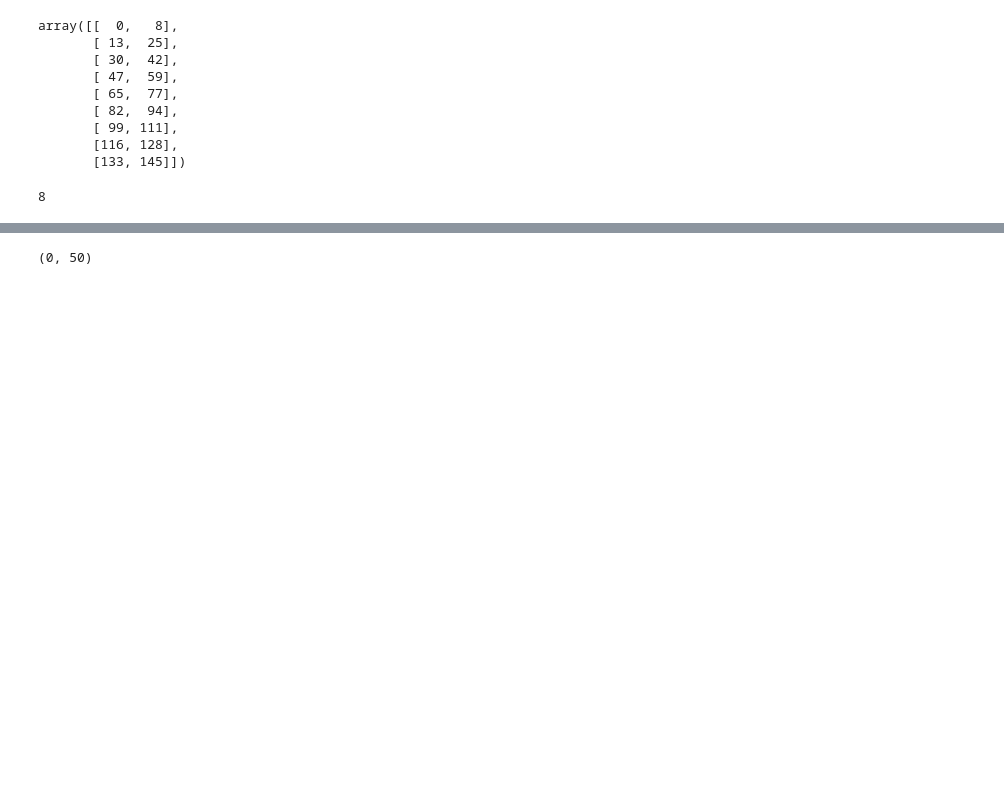
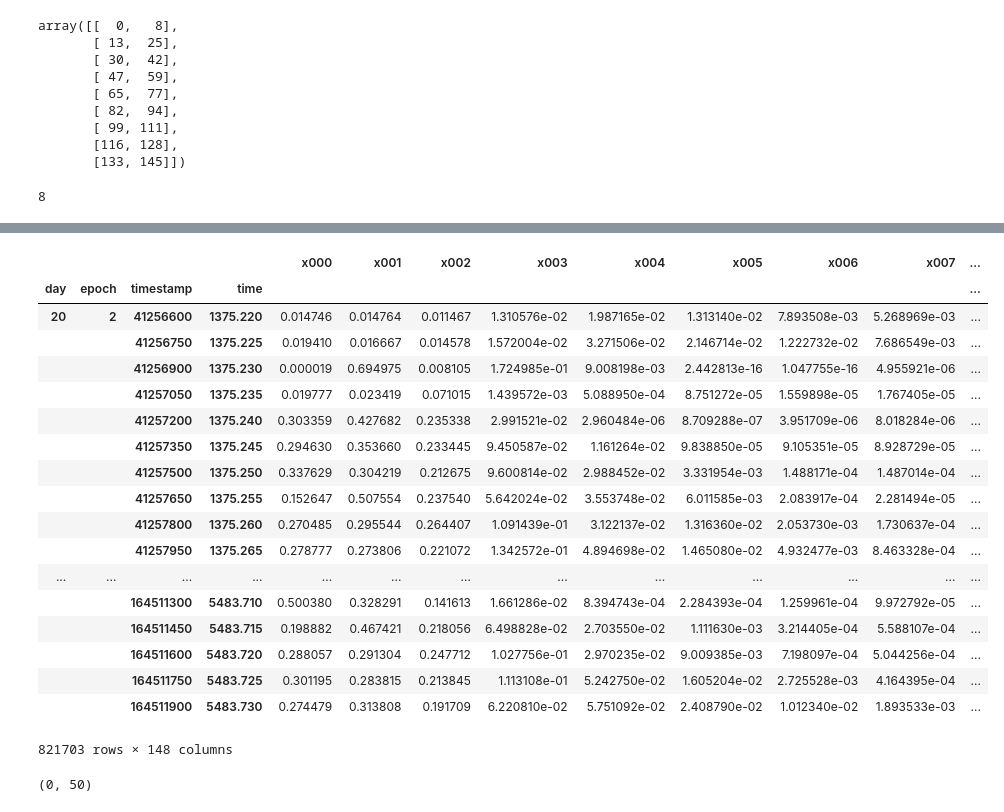
Before and after one commit to trevortknguyen/spykshrk_realtime, a Jupyter notebook: jupyter-notebooks/MEC_Decoding_functionalized.ipynb, the cells around one changed output, grey strips where cells are left out. Saved outputs shown, nothing was run; the diff lists cells and outputs as text; code cells hidden in the pictures; blank space fills up the shorter version.

```diff
--- a/jupyter-notebooks/MEC_Decoding_functionalized.ipynb
+++ b/jupyter-notebooks/MEC_Decoding_functionalized.ipynb
@@ -270,3 +284,26 @@ Beginning likelihood calculation
+# %%
+posteriors[posteriors['x007'].isnull()]
+posteriors
+# %% [output]
+|  |  |  |  | x000 | x001 | x002 | x003 | x004 | x005 | x006 | x007 | ... |
+| day | epoch | timestamp | time |  |  |  |  |  |  |  |  | ... |
+| 20 | 2 | 41256600 | 1375.220 | 0.014746 | 0.014764 | 0.011467 | 1.310576e-02 | 1.987165e-02 | 1.313140e-02 | 7.893508e-03 | 5.268969e-03 | ... |
+|  |  | 41256750 | 1375.225 | 0.019410 | 0.016667 | 0.014578 | 1.572004e-02 | 3.271506e-02 | 2.146714e-02 | 1.222732e-02 | 7.686549e-03 | ... |
+|  |  | 41256900 | 1375.230 | 0.000019 | 0.694975 | 0.008105 | 1.724985e-01 | 9.008198e-03 | 2.442813e-16 | 1.047755e-16 | 4.955921e-06 | ... |
+|  |  | 41257050 | 1375.235 | 0.019777 | 0.023419 | 0.071015 | 1.439572e-03 | 5.088950e-04 | 8.751272e-05 | 1.559898e-05 | 1.767405e-05 | ... |
+|  |  | 41257200 | 1375.240 | 0.303359 | 0.427682 | 0.235338 | 2.991521e-02 | 2.960484e-06 | 8.709288e-07 | 3.951709e-06 | 8.018284e-06 | ... |
+|  |  | 41257350 | 1375.245 | 0.294630 | 0.353660 | 0.233445 | 9.450587e-02 | 1.161264e-02 | 9.838850e-05 | 9.105351e-05 | 8.928729e-05 | ... |
+|  |  | 41257500 | 1375.250 | 0.337629 | 0.304219 | 0.212675 | 9.600814e-02 | 2.988452e-02 | 3.331954e-03 | 1.488171e-04 | 1.487014e-04 | ... |
+|  |  | 41257650 | 1375.255 | 0.152647 | 0.507554 | 0.237540 | 5.642024e-02 | 3.553748e-02 | 6.011585e-03 | 2.083917e-04 | 2.281494e-05 | ... |
+|  |  | 41257800 | 1375.260 | 0.270485 | 0.295544 | 0.264407 | 1.091439e-01 | 3.122137e-02 | 1.316360e-02 | 2.053730e-03 | 1.730637e-04 | ... |
+|  |  | 41257950 | 1375.265 | 0.278777 | 0.273806 | 0.221072 | 1.342572e-01 | 4.894698e-02 | 1.465080e-02 | 4.932477e-03 | 8.463328e-04 | ... |
+| ... | ... | ... | ... | ... | ... | ... | ... | ... | ... | ... | ... | ... |
+|  |  | 164511300 | 5483.710 | 0.500380 | 0.328291 | 0.141613 | 1.661286e-02 | 8.394743e-04 | 2.284393e-04 | 1.259961e-04 | 9.972792e-05 | ... |
+|  |  | 164511450 | 5483.715 | 0.198882 | 0.467421 | 0.218056 | 6.498828e-02 | 2.703550e-02 | 1.111630e-03 | 3.214405e-04 | 5.588107e-04 | ... |
+|  |  | 164511600 | 5483.720 | 0.288057 | 0.291304 | 0.247712 | 1.027756e-01 | 2.970235e-02 | 9.009385e-03 | 7.198097e-04 | 5.044256e-04 | ... |
+|  |  | 164511750 | 5483.725 | 0.301195 | 0.283815 | 0.213845 | 1.113108e-01 | 5.242750e-02 | 1.605204e-02 | 2.725528e-03 | 4.164395e-04 | ... |
+|  |  | 164511900 | 5483.730 | 0.274479 | 0.313808 | 0.191709 | 6.220810e-02 | 5.751092e-02 | 2.408790e-02 | 1.012340e-02 | 1.893533e-03 | ... |
+821703 rows × 148 columns
 # %%
 plt.scatter(np.arange(0,146),encoder.occupancy)
 plt.xlim([0,50])
```
Also changed, not shown: parts of 15 cells of this notebook, 1 other file.
